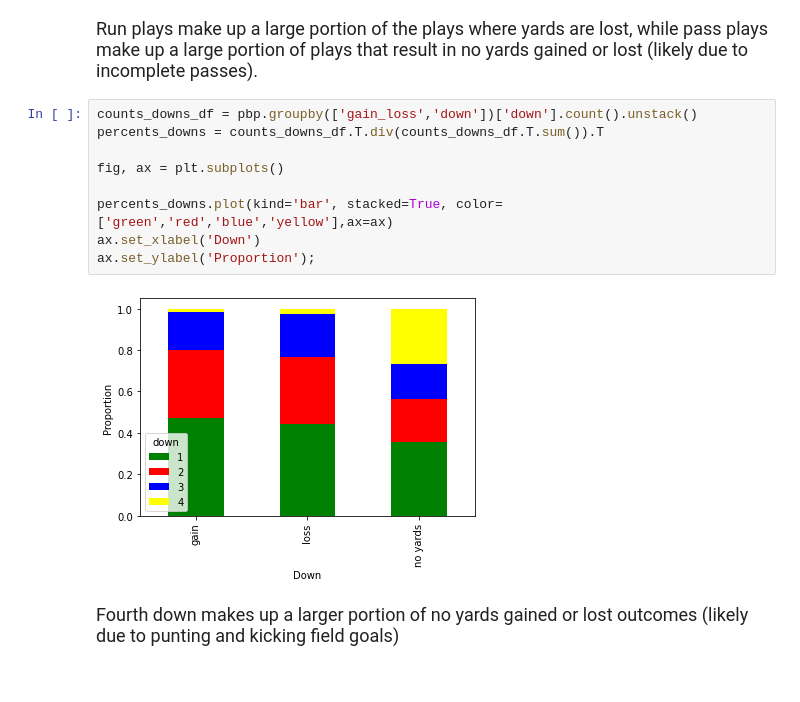
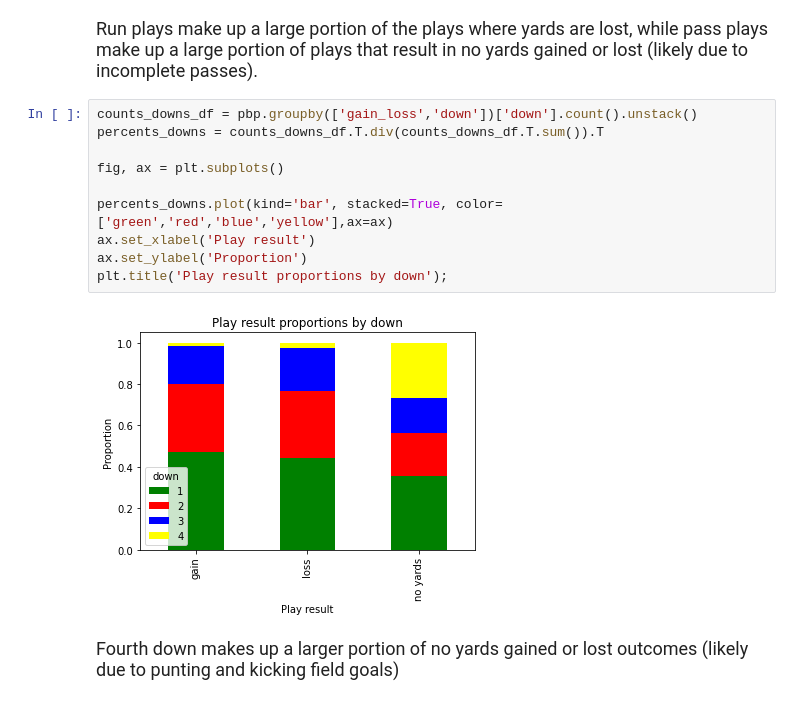
Before and after one commit to regsaleeby/Projects, a Jupyter notebook: Predicting Scores and Yards/EDA.ipynb, the cells around one changed output. Drawn from its saved outputs; the diff is of its cells as text.

```diff
--- a/Predicting Scores and Yards/EDA.ipynb
+++ b/Predicting Scores and Yards/EDA.ipynb
@@ -381,14 +403,15 @@ Run plays make up a large portion of the plays where yards are lost, while pass
 # %%
 counts_downs_df = pbp.groupby(['gain_loss','down'])['down'].count().unstack()
 percents_downs = counts_downs_df.T.div(counts_downs_df.T.sum()).T
 
 fig, ax = plt.subplots()
 
 percents_downs.plot(kind='bar', stacked=True, color=['green','red','blue','yellow'],ax=ax)
-ax.set_xlabel('Down')
-ax.set_ylabel('Proportion');
+ax.set_xlabel('Play result')
+ax.set_ylabel('Proportion')
+plt.title('Play result proportions by down');
 # %% [output]
-[figure, old version]
+[figure, new version]
 # %% [markdown]
 <p style= "font-family: Times ; font-size: 18px">
 Fourth down makes up a larger portion of no yards gained or lost outcomes (likely due to punting and kicking field goals)
```
Also changed, not shown: parts of 13 cells of this notebook, 1 other file.
